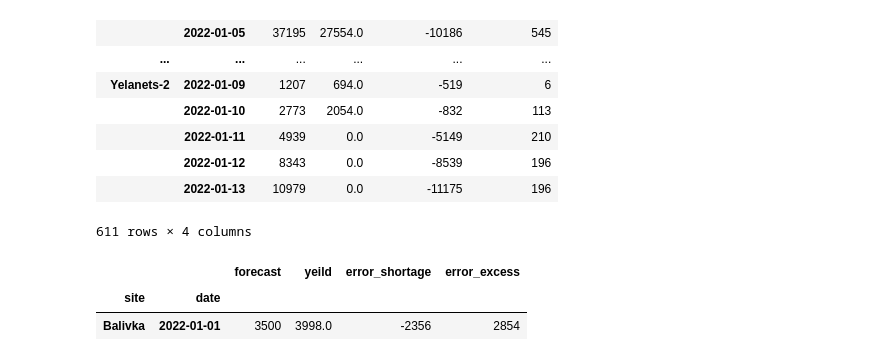
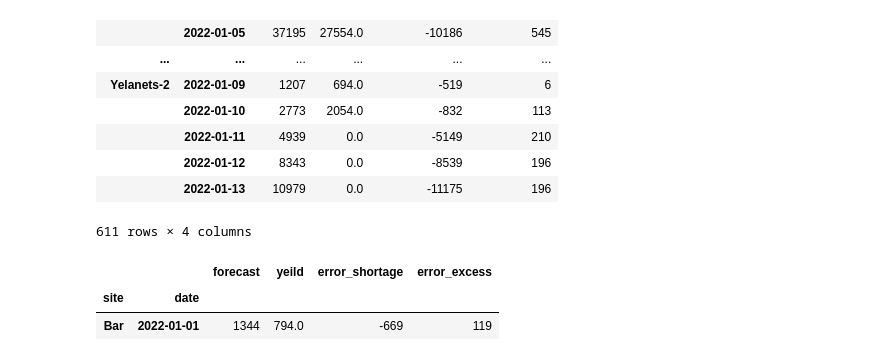
Before and after one commit to Vladykart/clean_dashboard, a Jupyter notebook: notebooks/data_praparation.ipynb, the cells around one changed output. Cells and saved outputs as stored; diff of their text form; code cells hidden in the pictures.

```diff
--- a/notebooks/data_praparation.ipynb
+++ b/notebooks/data_praparation.ipynb
@@ -124,9 +170,9 @@ df_aggregated
 |  | 2022-01-13 | 10979 | 0.0 | -11175 | 196 |
 611 rows × 4 columns
 # %%
-er =  df_aggregated.loc['Balivka',['2022-01-01'], :]
+er =  df_aggregated.loc['Bar',['2022-01-01'], :]
 er
 # %% [output]
 |  |  | forecast | yeild | error_shortage | error_excess |
 | site | date |  |  |  |  |
-| Balivka | 2022-01-01 | 3500 | 3998.0 | -2356 | 2854 |
+| Bar | 2022-01-01 | 1344 | 794.0 | -669 | 119 |
```
Also changed, not shown: parts of 9 cells of this notebook, 3 other files.
